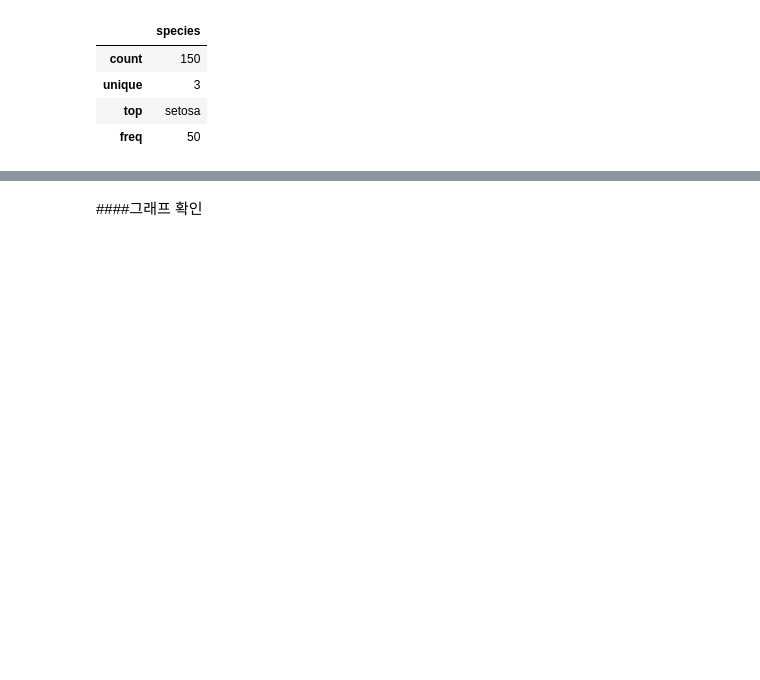
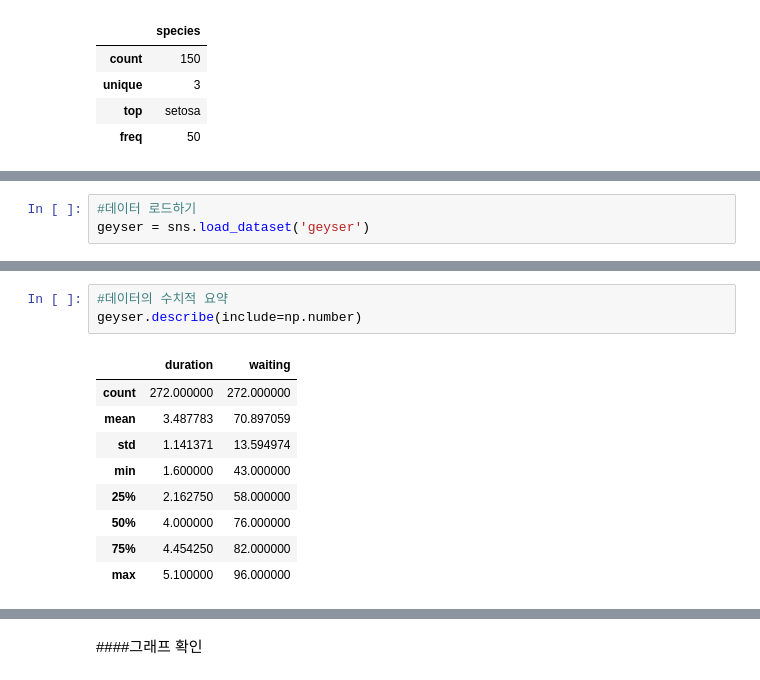
Before and after one commit to HwangHanJae/DataScience_Basic_Tect, a Jupyter notebook: seaborn_kdeplot.ipynb, the cells around one changed output, grey strips where cells are left out. Cells and saved outputs as stored; diff of their text form; blank space fills up the shorter version.

```diff
--- a/seaborn_kdeplot.ipynb
+++ b/seaborn_kdeplot.ipynb
@@ -126,0 +192,3 @@ iris.describe(include='object')
+# %%
+#데이터 로드하기
+geyser = sns.load_dataset('geyser')
@@ -126,0 +209,13 @@ iris.describe(include='object')
+# %%
+#데이터의 수치적 요약
+geyser.describe(include=np.number)
+# %% [output]
+|  | duration | waiting |
+| count | 272.000000 | 272.000000 |
+| mean | 3.487783 | 70.897059 |
+| std | 1.141371 | 13.594974 |
+| min | 1.600000 | 43.000000 |
+| 25% | 2.162750 | 58.000000 |
+| 50% | 4.000000 | 76.000000 |
+| 75% | 4.454250 | 82.000000 |
+| max | 5.100000 | 96.000000 |
```
Also changed, not shown: parts of 17 cells of this notebook.
